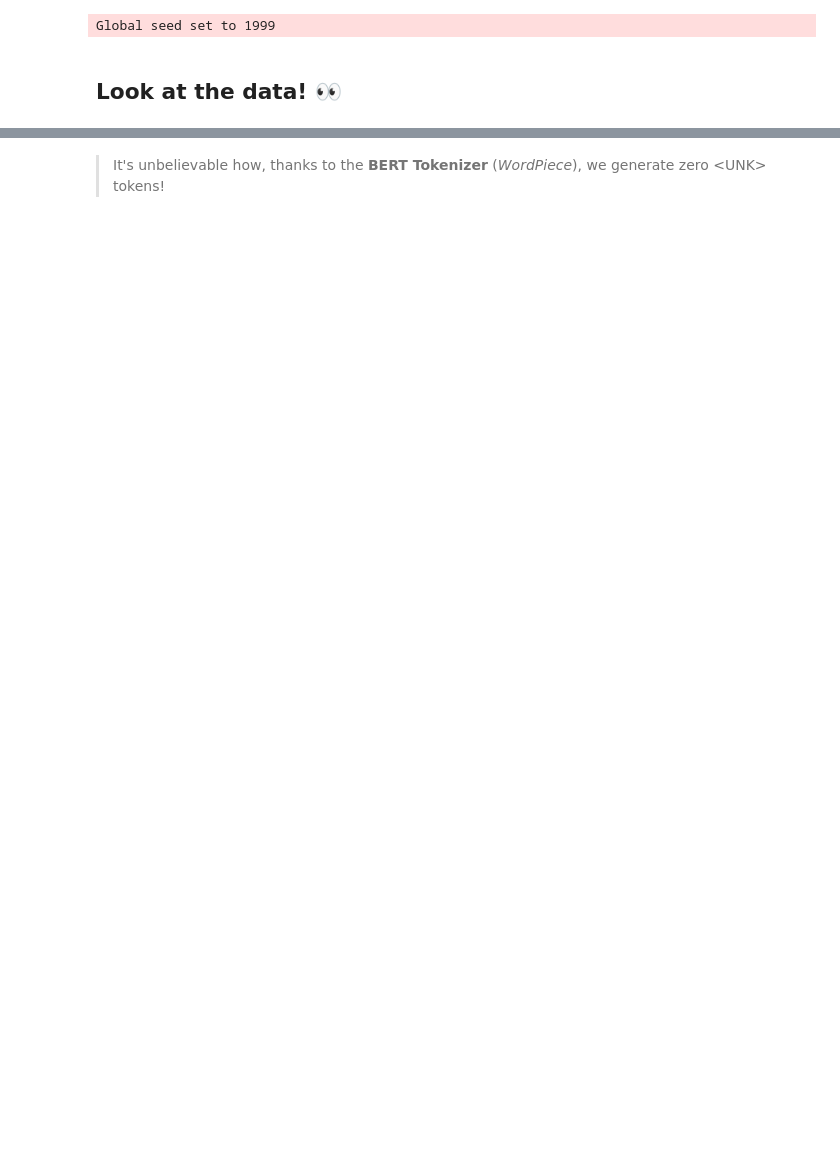
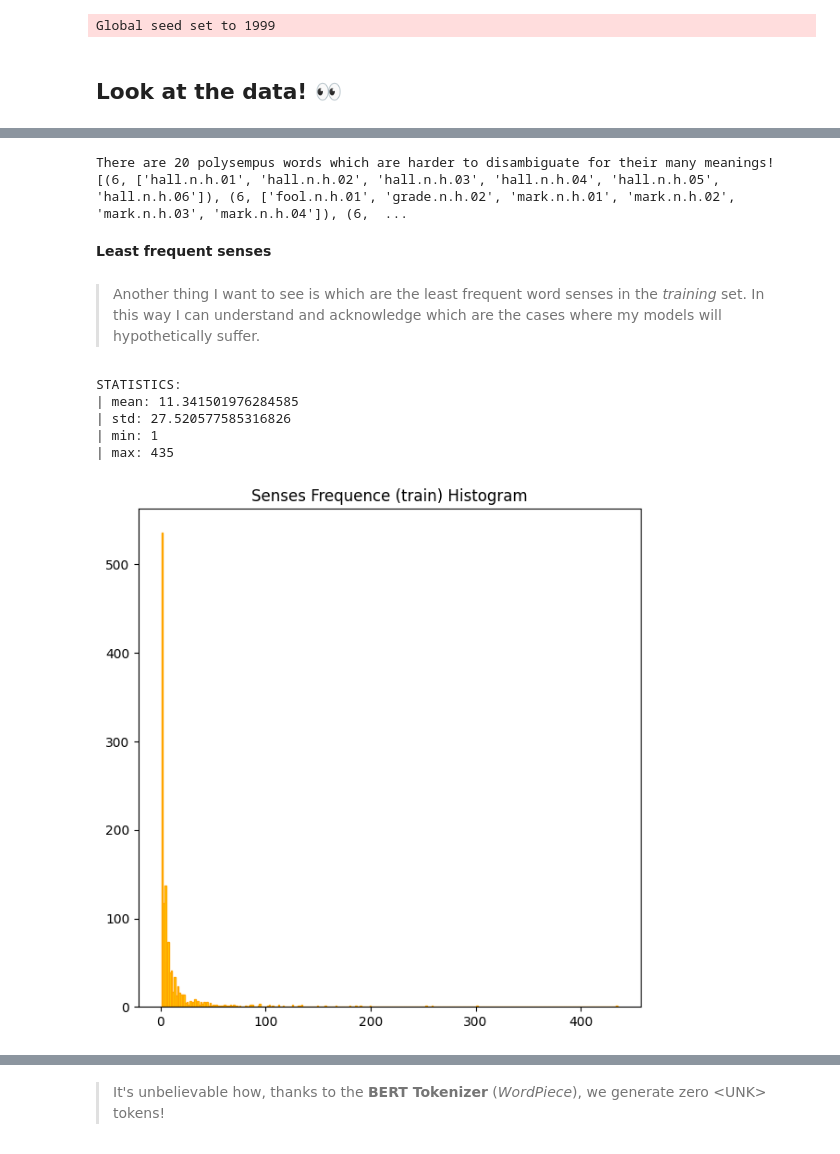
Before and after one commit to lavallone/NLP, a Jupyter notebook: HW_02/hw2/stud/WSD.ipynb, the cells around one changed output, grey strips where cells are left out. Cells and saved outputs as stored; diff of their text form; code cells hidden in the pictures; blank space fills up the shorter version.

Commit message:
add things

```diff
--- a/HW_02/hw2/stud/WSD.ipynb
+++ b/HW_02/hw2/stud/WSD.ipynb
@@ -135,0 +220,54 @@ json.dump(id2sense, open(hparams["prefix_path"]+"model/files/"+hparams["coarse_o
+# %%
+# I want to compute and actually see which are the most difficult (theoretically) words to disambiguate
+# (an example is 'hall', 'find', 'stone', 'bound', 'bore', 'found' etc.)
+hard_words_to_disambiguate = []
+
+for batch in tqdm(data.train_dataloader()):
+    for candidate_set in batch["candidates"]:
+        if len(candidate_set) > 5:
+            candidate_set = [id2sense[e] for e in candidate_set]
+            candidate_set.sort()
+            if (len(candidate_set), candidate_set) not in hard_words_to_disambiguate:
+                hard_words_to_disambiguate.append((len(candidate_set), candidate_set))
+for batch in tqdm(data.val_dataloader()):
+    for candidate_set in batch["candidates"]:
+        if len(candidate_set) > 5:
+            candidate_set = [id2sense[e] for e in candidate_set]
+            candidate_set.sort()
+            if (len(candidate_set), candidate_set) not in hard_words_to_disambiguate:
+                hard_words_to_disambiguate.append((len(candidate_set), candidate_set))
+for batch in tqdm(data.test_dataloader()):
+    for candidate_set in batch["candidates"]:
+        if len(candidate_set) > 5:
+            candidate_set = [id2sense[e] for e in candidate_set]
+            candidate_set.sort()
+            if (len(candidate_set), candidate_set) not in hard_words_to_disambiguate:
+                hard_words_to_disambiguate.append((len(candidate_set), candidate_set))
+
+hard_words_to_disambiguate.sort(key=lambda x:x[0])
+print(f"There are {len(hard_words_to_disambiguate)} polysempus words which are harder to disambiguate for their many meanings!")
+print(hard_words_to_disambiguate)
+# %% [output]
+There are 20 polysempus words which are harder to disambiguate for their many meanings!
+[(6, ['hall.n.h.01', 'hall.n.h.02', 'hall.n.h.03', 'hall.n.h.04', 'hall.n.h.05', 'hall.n.h.06']), (6, ['fool.n.h.01', 'grade.n.h.02', 'mark.n.h.01', 'mark.n.h.02', 'mark.n.h.03', 'mark.n.h.04']), (6,  ...
+# %% [markdown]
+**Least frequent senses**
+# %% [markdown]
+> Another thing I want to see is which are the least frequent word senses in the *training* set. In this way I can understand and acknowledge which are the cases where my models will hypothetically suffer.
+# %%
+l = []
+for batch in tqdm(data.train_dataloader()):
+    for label in batch["labels"]:
+        l.append(id2sense[label])
+c = Counter(l)
+# %%
+# just want to show the frequence histogram of each coarse-grained sense
+senses_frequence_list = list(c.values())
+plot_histogram(senses_frequence_list, title="Senses Frequence (train) Histogram")
+# %% [output]
+STATISTICS:
+| mean: 11.341501976284585
+| std: 27.520577585316826
+| min: 1
+| max: 435
+[figure, added]
```
Also changed, not shown: parts of 29 cells of this notebook, 4 other files.
